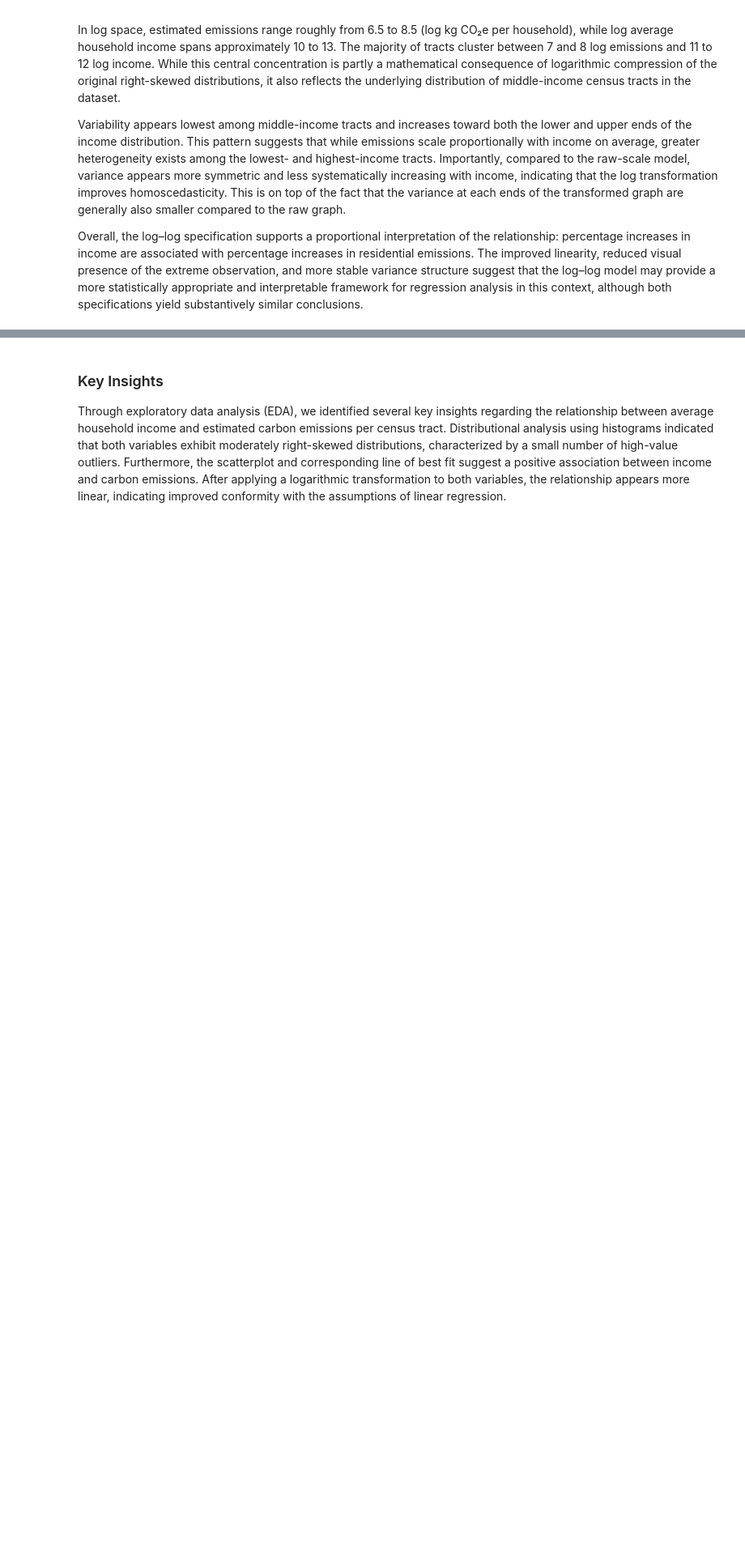
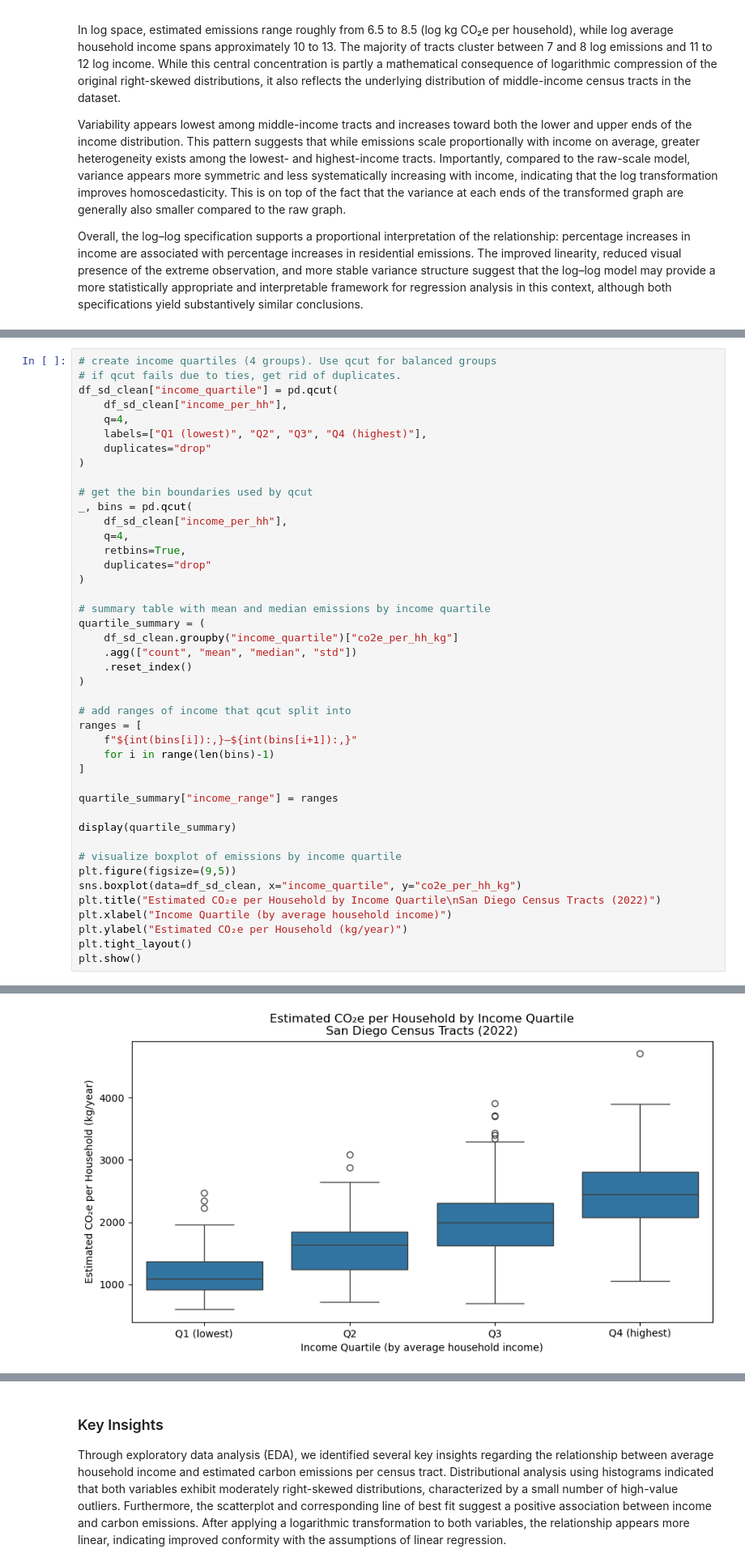
Before and after one commit to 4am1r/Group087_WI26, a Jupyter notebook: 02-EDACheckpoint.ipynb, the cells around one changed output, grey strips where cells are left out. Shown at 81% size. Saved outputs shown, nothing was run; the diff lists cells and outputs as text; blank space fills up the shorter version.

Commit message:
Revised a bit of the data automatically, none of the graphs changed. Added section 3 of EDA

```diff
--- a/02-EDACheckpoint.ipynb
+++ b/02-EDACheckpoint.ipynb
@@ -569,0 +568,44 @@ Some more words and stuff.  Remember notebooks work best if you interleave the c
+# %%
+# create income quartiles (4 groups). Use qcut for balanced groups
+# if qcut fails due to ties, get rid of duplicates.
+df_sd_clean["income_quartile"] = pd.qcut(
+    df_sd_clean["income_per_hh"],
+    q=4,
+    labels=["Q1 (lowest)", "Q2", "Q3", "Q4 (highest)"],
+    duplicates="drop"
+)
+
+# get the bin boundaries used by qcut
+_, bins = pd.qcut(
+    df_sd_clean["income_per_hh"],
+    q=4,
+    retbins=True,
+    duplicates="drop"
+)
+
+# summary table with mean and median emissions by income quartile
+quartile_summary = (
+    df_sd_clean.groupby("income_quartile")["co2e_per_hh_kg"]
+    .agg(["count", "mean", "median", "std"])
+    .reset_index()
+)
+
+# add ranges of income that qcut split into
+ranges = [
+    f"${int(bins[i]):,}–${int(bins[i+1]):,}"
+    for i in range(len(bins)-1)
+]
+
+quartile_summary["income_range"] = ranges
+
+display(quartile_summary)
+
+# visualize boxplot of emissions by income quartile
+plt.figure(figsize=(9,5))
+sns.boxplot(data=df_sd_clean, x="income_quartile", y="co2e_per_hh_kg")
+plt.title("Estimated CO₂e per Household by Income Quartile\nSan Diego Census Tracts (2022)")
+plt.xlabel("Income Quartile (by average household income)")
+plt.ylabel("Estimated CO₂e per Household (kg/year)")
+plt.tight_layout()
+plt.show()
+# %% [output]
@@ -569,0 +617 @@ Some more words and stuff.  Remember notebooks work best if you interleave the c
+[figure, added]
```
Also changed, not shown: parts of 7 cells of this notebook.
